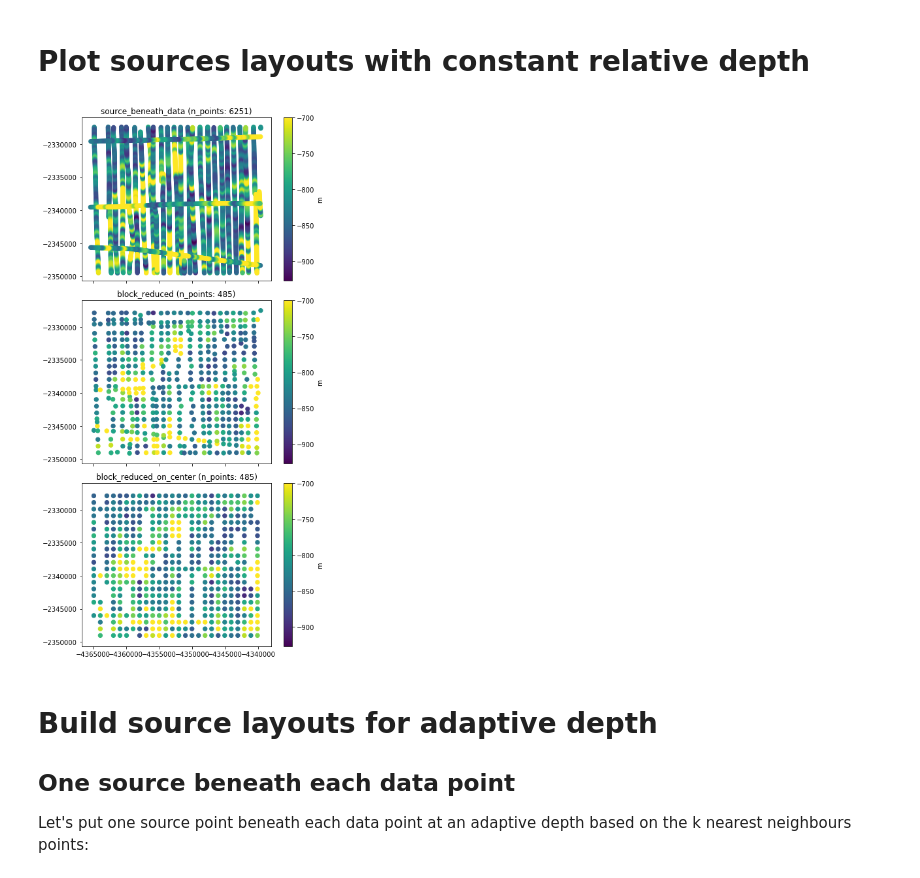
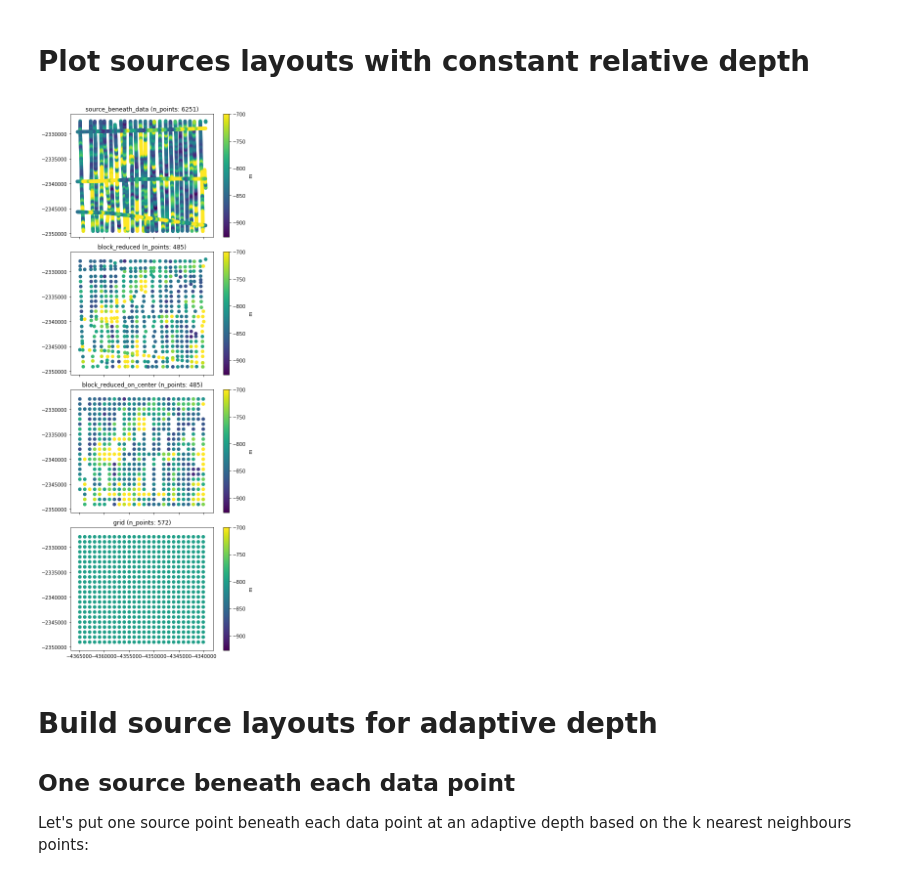
Before and after one commit to compgeolab/eql-gradient-boosted, a Jupyter notebook: notebooks/Equivalent source layouts.ipynb, the cells around one changed output. Drawn from its saved outputs; the diff is of its cells as text; code cells hidden in the pictures.

Commit message:
Add function to plot multiple layouts

```diff
--- a/notebooks/Equivalent source layouts.ipynb
+++ b/notebooks/Equivalent source layouts.ipynb
@@ -46,3 +48,28 @@ adaptive_params_reduced = {"depth_factor": 0, "depth_shift": -500, "k_nearest":
+# %%
+def plot_layouts(layouts, s=40):
+    """
+    Plot multiple source layouts as scatter points sharing colorbar
+    """
+    elevations = tuple(p[2] for p in layouts.values())
+    vmin = np.min([e.min() for e in elevations])
+    vmax = np.max([e.max() for e in elevations])
+
+    n_plots = len(layouts)
+    fig, axes = plt.subplots(
+        figsize=(6, 4 * n_plots),
+        nrows=n_plots,
+        ncols=1,
+        sharex=True,
+        sharey=True,
+    )
+    for ax, layout in zip(axes, layouts):
+        points = layouts[layout]
+        tmp = ax.scatter(*points[:2], c=points[2], s=s, vmin=vmin, vmax=vmax)
+        ax.set_title("{} (n_points: {})".format(layout, points[0].size))
+        ax.set_aspect("equal")
+        plt.colorbar(tmp, ax=ax, label="m")
+    plt.tight_layout()
+    plt.show()
 # %% [markdown]
 # Fetch Rio de Janeiro airborne magnetic data
 # %%
@@ -140,27 +171,19 @@ constant_depth_layouts["block_reduced_on_center"] = points
+# %%
+(easting, northing), _ = vd.block_split(
+    coordinates, **block_reduction_params
+)
+upward = (
+    np.full_like(easting, np.mean(coordinates[2]))
+    - relative_depth
+)
+points = (easting, northing, upward)
+constant_depth_layouts["grid"] = points
 # %% [markdown]
 # Plot sources layouts with constant relative depth
-# %%
-elevations = tuple(p[2] for p in constant_depth_layouts.values())
-vmin = np.min([e.min() for e in elevations])
-vmax = np.max([e.max() for e in elevations])
-
-fig, axes = plt.subplots(
-    figsize=(6, 12),
-    nrows=len(constant_depth_layouts),
-    ncols=1,
-    sharex=True,
-    sharey=True,
-)
-for ax, layout in zip(axes, constant_depth_layouts):
-    points = constant_depth_layouts[layout]
-    tmp = ax.scatter(*points[:2], c=points[2], s=40, vmin=vmin, vmax=vmax)
-    ax.set_title("{} (n_points: {})".format(layout, points[0].size))
-    ax.set_aspect("equal")
-    plt.colorbar(tmp, ax=ax, label="m")
-plt.tight_layout()
-plt.show()
-# %% [output]
-[figure, removed]
+# %%
+plot_layouts(constant_depth_layouts)
+# %% [output]
+[figure, added]
 # %% [markdown]
 # Build source layouts for adaptive depth
 
```
Also changed, not shown: parts of 6 cells of this notebook.
